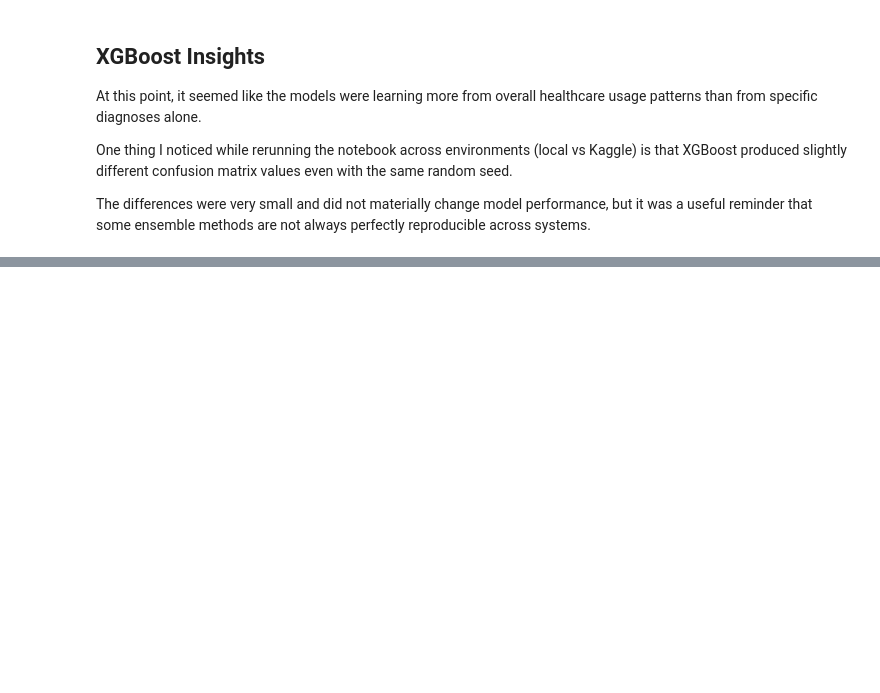
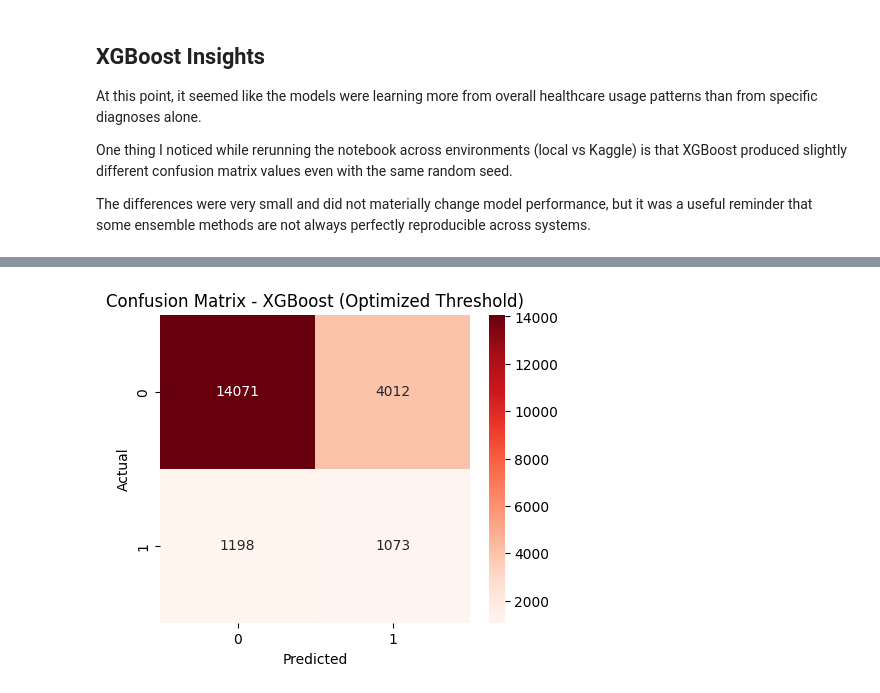
Before and after one commit to Ari-healthcare-data/Diabetes-Readmission-Risk, a Jupyter notebook: notebooks/04_modeling.ipynb, the cells around one changed output, grey strips where cells are left out. Saved outputs shown, nothing was run; the diff lists cells and outputs as text; code cells hidden in the pictures; blank space fills up the shorter version.

```diff
--- a/notebooks/04_modeling.ipynb
+++ b/notebooks/04_modeling.ipynb
@@ -483,0 +515,2 @@ The differences were very small and did not materially change model performance,
+# %%
+y_pred_xgb_opt = (y_prob_xgb >= best_threshold).astype(int)
@@ -483,0 +530,13 @@ The differences were very small and did not materially change model performance,
+# %%
+cm_xgb_opt = confusion_matrix(y_test, y_pred_xgb_opt)
+
+plt.figure(figsize=(5,4))
+sns.heatmap(cm_xgb_opt, annot=True, fmt="d", cmap="Reds")
+
+plt.title("Confusion Matrix - XGBoost (Optimized Threshold)")
+plt.xlabel("Predicted")
+plt.ylabel("Actual")
+
+plt.show()
+# %% [output]
+[figure, added]
```
Also changed, not shown: parts of 7 cells of this notebook, 3 other files.
